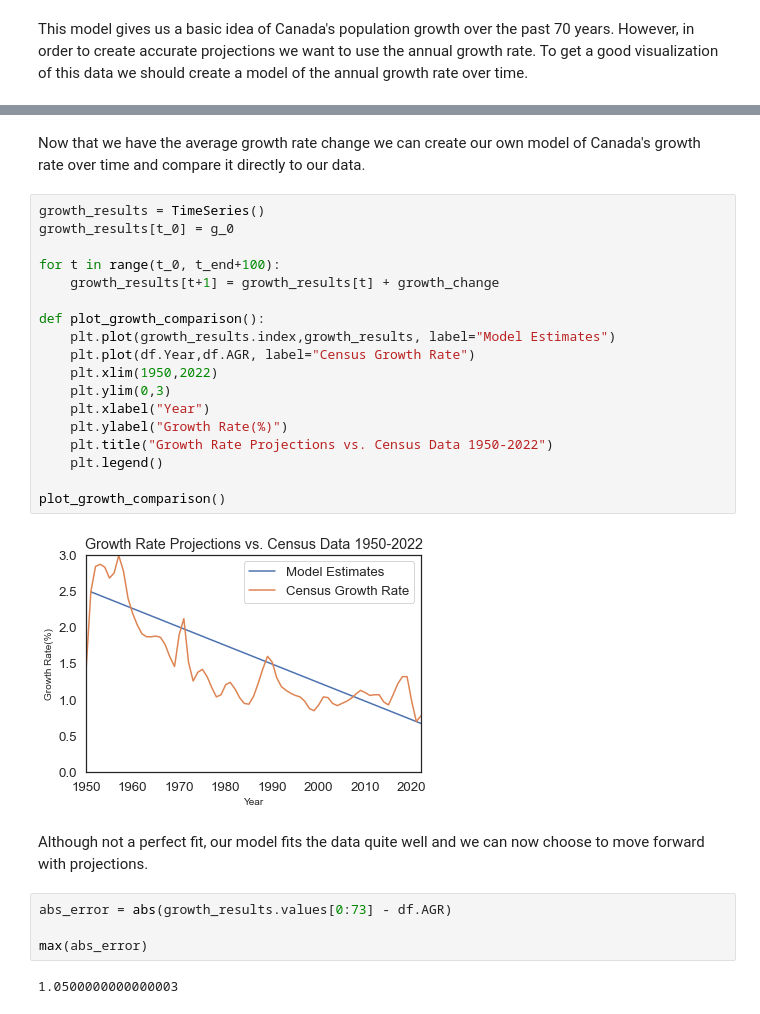
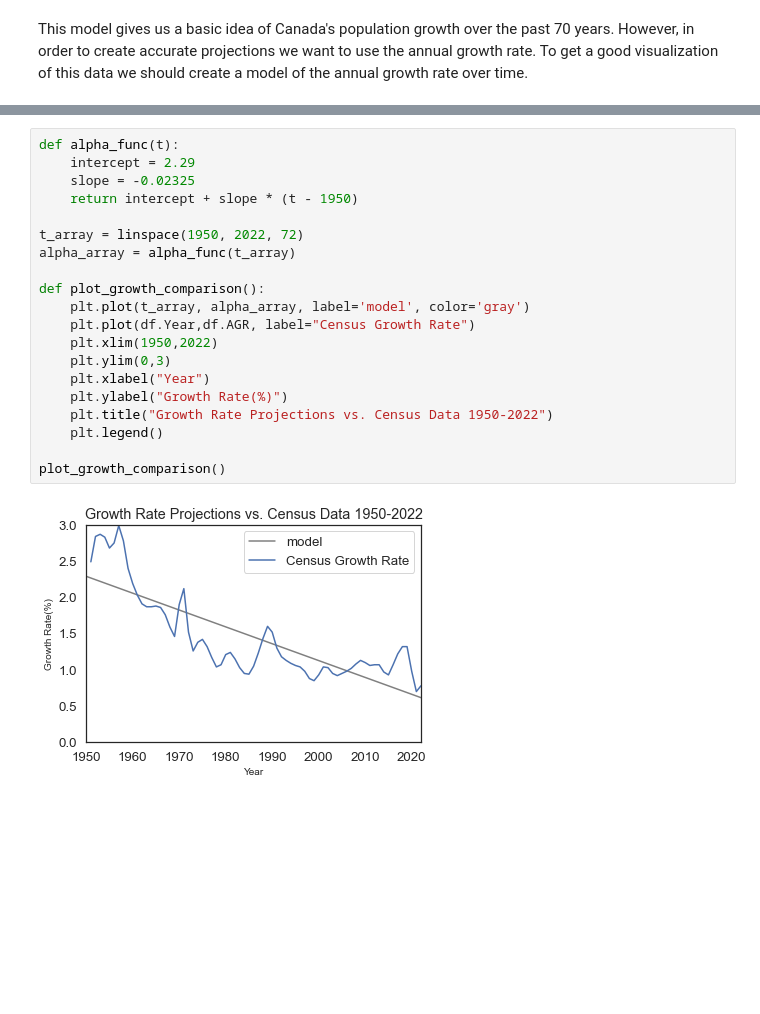
Before and after one commit to personman67/canada-population-model, a Jupyter notebook: main.ipynb, the cells around one changed output, grey strips where cells are left out. Drawn from its saved outputs; the diff is of its cells as text; blank space fills up the shorter version.

Commit message:
increased model accuracy by using line of best fit

```diff
--- a/main.ipynb
+++ b/main.ipynb
@@ -77,30 +53,22 @@ Canada's growth rate changes by -0.025571428571428575 % each year.
-# %% [markdown]
-Now that we have the average growth rate change we can create our own model of Canada's growth rate over time and compare it directly to our data.
 # %%
-growth_results = TimeSeries()
-growth_results[t_0] = g_0
+def alpha_func(t):
+    intercept = 2.29
+    slope = -0.02325
+    return intercept + slope * (t - 1950)
 
-for t in range(t_0, t_end+100):
-    growth_results[t+1] = growth_results[t] + growth_change
+t_array = linspace(1950, 2022, 72)
+alpha_array = alpha_func(t_array)
 
 def plot_growth_comparison():
-    plt.plot(growth_results.index,growth_results, label="Model Estimates")
+    plt.plot(t_array, alpha_array, label='model', color='gray')
     plt.plot(df.Year,df.AGR, label="Census Growth Rate")
     plt.xlim(1950,2022)
     plt.ylim(0,3)
     plt.xlabel("Year")
     plt.ylabel("Growth Rate(%)")
     plt.title("Growth Rate Projections vs. Census Data 1950-2022")
     plt.legend()
 
 plot_growth_comparison()
 # %% [output]
-[figure, old version]
+[figure, new version]
-# %% [markdown]
-Although not a perfect fit, our model fits the data quite well and we can now choose to move forward with projections.
-# %%
-abs_error = abs(growth_results.values[0:73] - df.AGR)
-
-max(abs_error)
-# %% [output]
-1.0500000000000003
```
Also changed, not shown: parts of 9 cells of this notebook.
